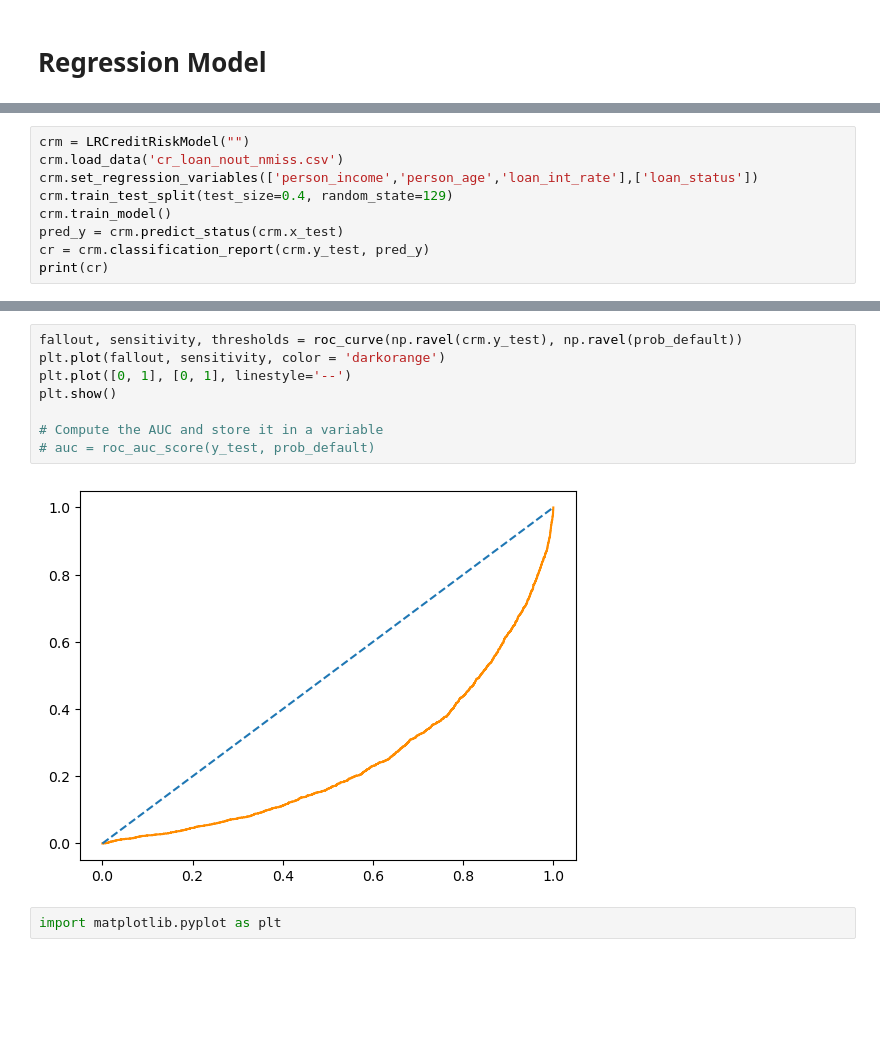
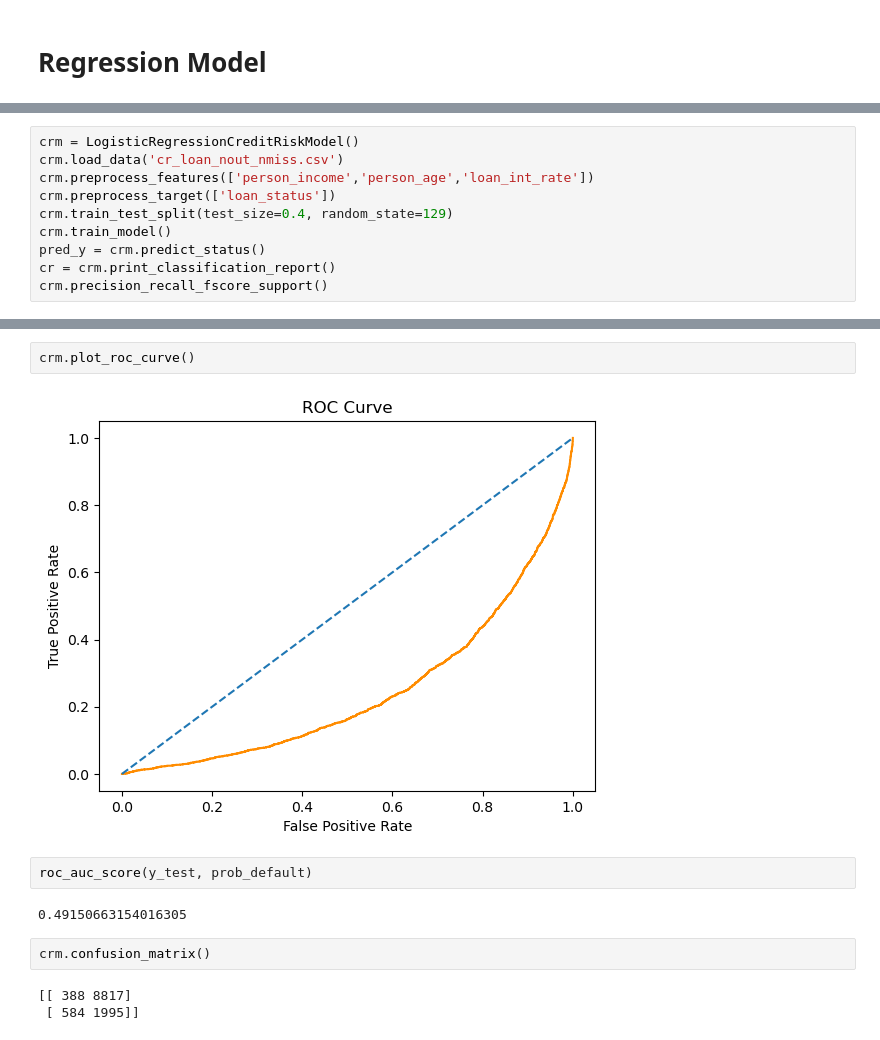
Before and after one commit to georgesmyr/CreditRisk, a Jupyter notebook: LinReg.ipynb, the cells around one changed output, grey strips where cells are left out. Drawn from its saved outputs; the diff is of its cells as text; blank space fills up the shorter version.

```diff
--- a/LinReg.ipynb
+++ b/LinReg.ipynb
@@ -129,12 +121,13 @@ class LRCreditRiskModel():
 # %%
-crm = LRCreditRiskModel("")
+crm = LogisticRegressionCreditRiskModel()
 crm.load_data('cr_loan_nout_nmiss.csv')
-crm.set_regression_variables(['person_income','person_age','loan_int_rate'],['loan_status'])
+crm.preprocess_features(['person_income','person_age','loan_int_rate'])
+crm.preprocess_target(['loan_status'])
 crm.train_test_split(test_size=0.4, random_state=129)
 crm.train_model()
-pred_y = crm.predict_status(crm.x_test)
-cr = crm.classification_report(crm.y_test, pred_y)
-print(cr)
+pred_y = crm.predict_status()
+cr = crm.print_classification_report()
+crm.precision_recall_fscore_support()
 # %% [output]
               precision    recall  f1-score   support
 
@@ -167,12 +145,13 @@ Name: prob_default, Length: 11784, dtype: float64
-# %%
-fallout, sensitivity, thresholds = roc_curve(np.ravel(crm.y_test), np.ravel(prob_default))
-plt.plot(fallout, sensitivity, color = 'darkorange')
-plt.plot([0, 1], [0, 1], linestyle='--')
-plt.show()
-
-# Compute the AUC and store it in a variable
-# auc = roc_auc_score(y_test, prob_default)
-# %% [output]
-[figure, removed]
-# %%
-import matplotlib.pyplot as plt
+# %%
+crm.plot_roc_curve()
+# %% [output]
+[figure, added]
+# %%
+roc_auc_score(y_test, prob_default)
+# %% [output]
+0.49150663154016305
+# %%
+crm.confusion_matrix()
+# %% [output]
+[[ 388 8817]
+ [ 584 1995]]
```
Also changed, not shown: parts of 4 cells of this notebook, 6 other files.
